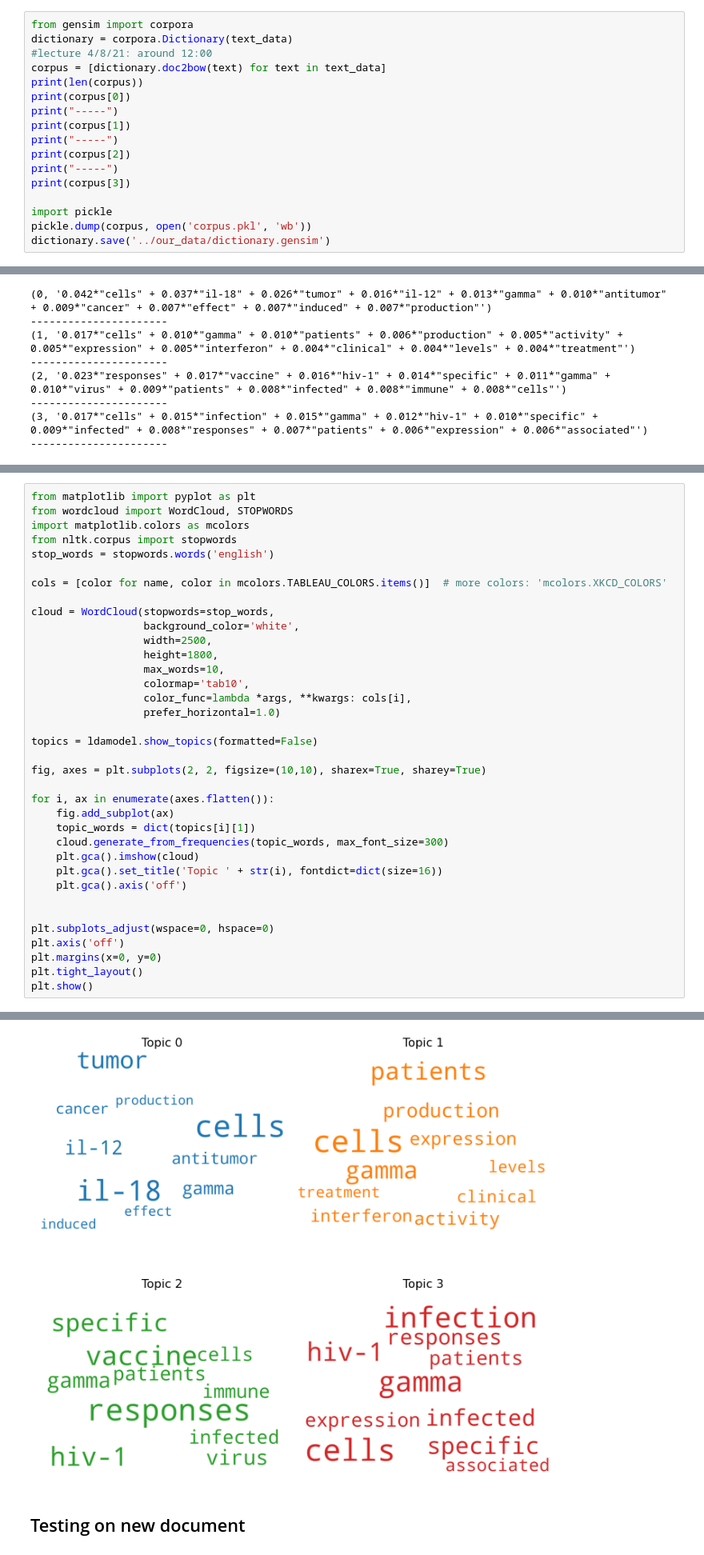
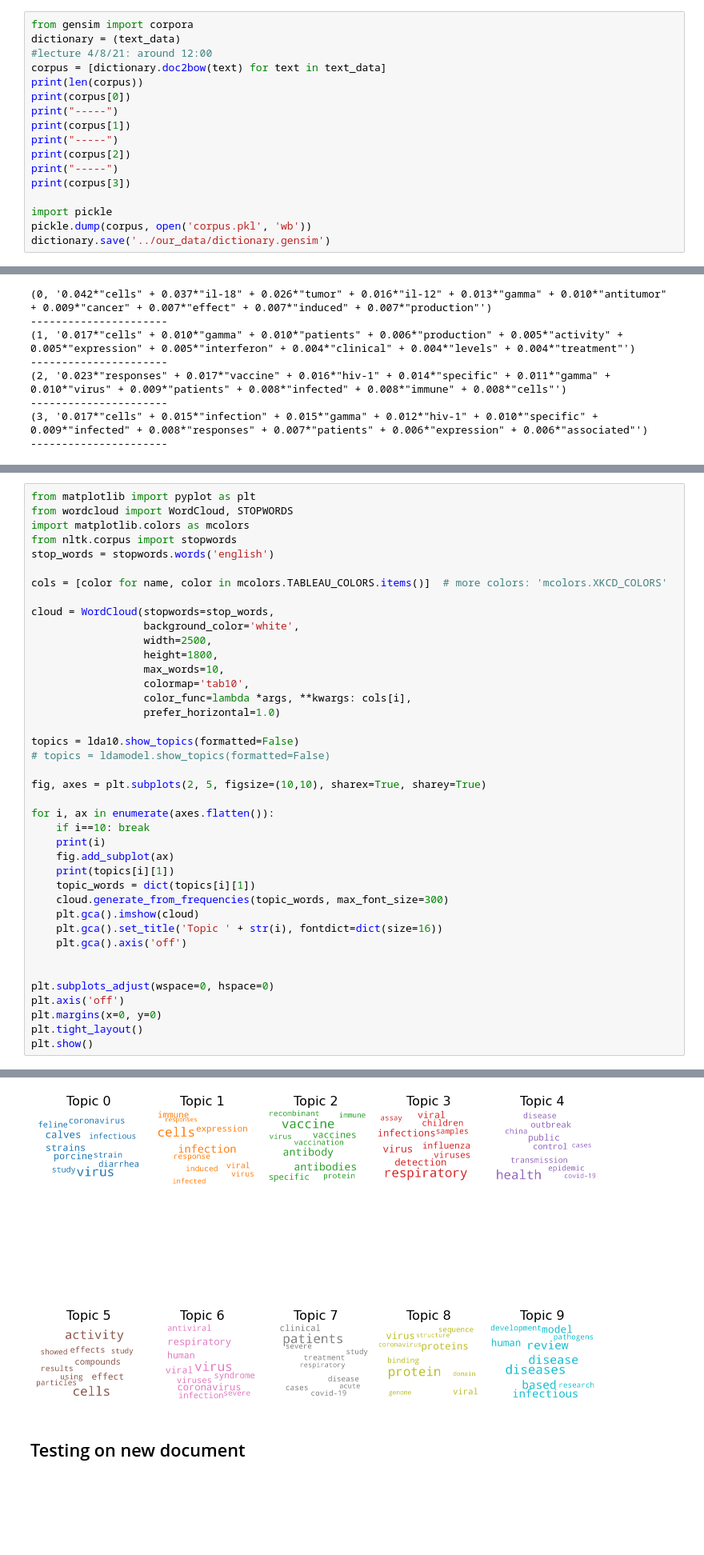
Before and after one commit to yoonchoi67/Iowa_Proj3, a Jupyter notebook: our_code/lda.ipynb, the cells around one changed output, grey strips where cells are left out. Shown at 80% size. Saved outputs shown, nothing was run; the diff lists cells and outputs as text; blank space fills up the shorter version.

```diff
--- a/our_code/lda.ipynb
+++ b/our_code/lda.ipynb
@@ -136,7 +136,7 @@ ts', 'among', 'protein', 'variants', 'encoded', 'short', 'alias', 'dmcpd1bs', 'm
 Doc2bow: Convert document (a list of words) into the bag-of-words format = list of (token_id, token_count) 2-tuples
 # %%
 from gensim import corpora
-dictionary = corpora.Dictionary(text_data)
+dictionary = (text_data)
 #lecture 4/8/21: around 12:00
 corpus = [dictionary.doc2bow(text) for text in text_data]
 print(len(corpus))
@@ -349,12 +432,16 @@ cloud = WordCloud(stopwords=stop_words,
                   color_func=lambda *args, **kwargs: cols[i],
                   prefer_horizontal=1.0)
 
-topics = ldamodel.show_topics(formatted=False)
+topics = lda10.show_topics(formatted=False)
+# topics = ldamodel.show_topics(formatted=False)
 
-fig, axes = plt.subplots(2, 2, figsize=(10,10), sharex=True, sharey=True)
+fig, axes = plt.subplots(2, 5, figsize=(10,10), sharex=True, sharey=True)
 
 for i, ax in enumerate(axes.flatten()):
+    if i==10: break
+    print(i)
     fig.add_subplot(ax)
+    print(topics[i][1])
     topic_words = dict(topics[i][1])
     cloud.generate_from_frequencies(topic_words, max_font_size=300)
     plt.gca().imshow(cloud)
@@ -371,4 +478,4 @@ plt.show()
-[figure, old version]
+[figure, new version]
 # %% [markdown]
 ## Testing on new document
 # %%
```
Also changed, not shown: parts of 7 cells of this notebook, 4 other files.
